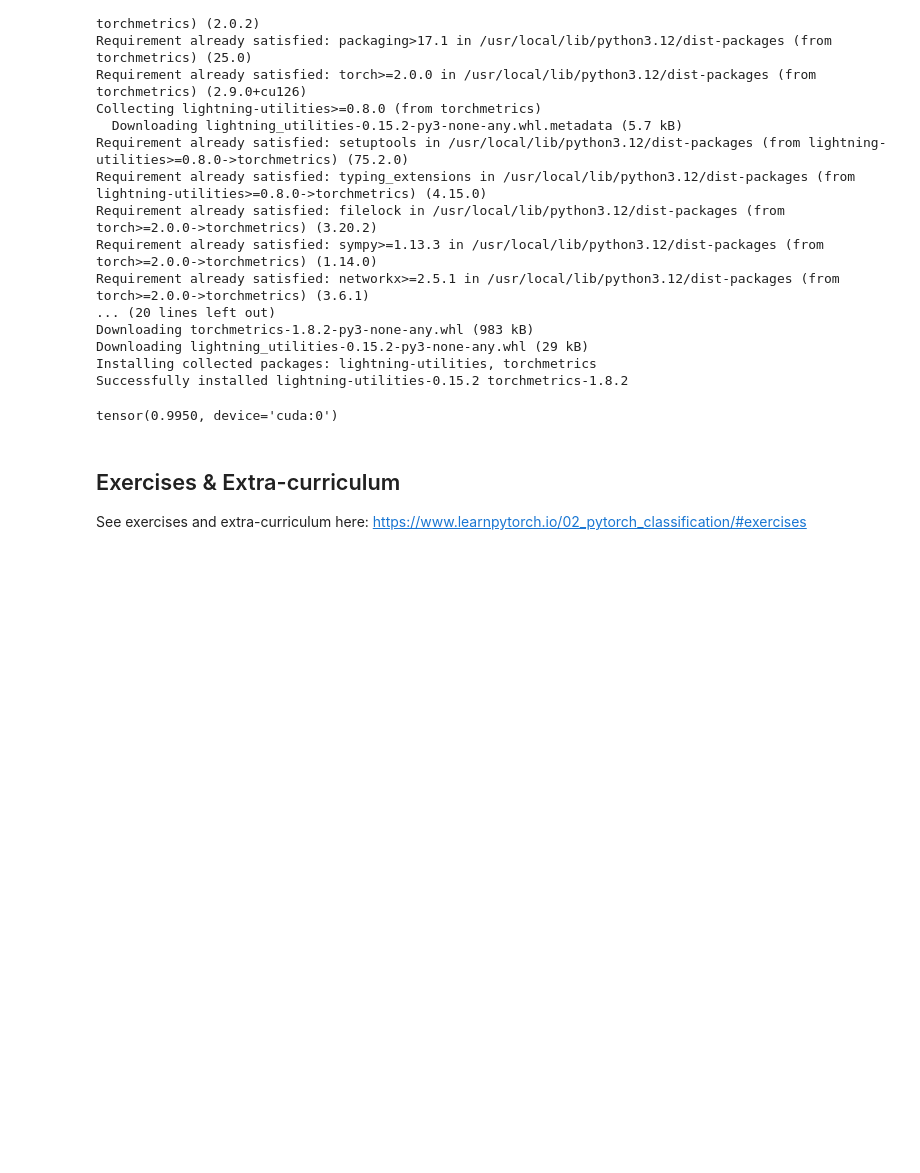
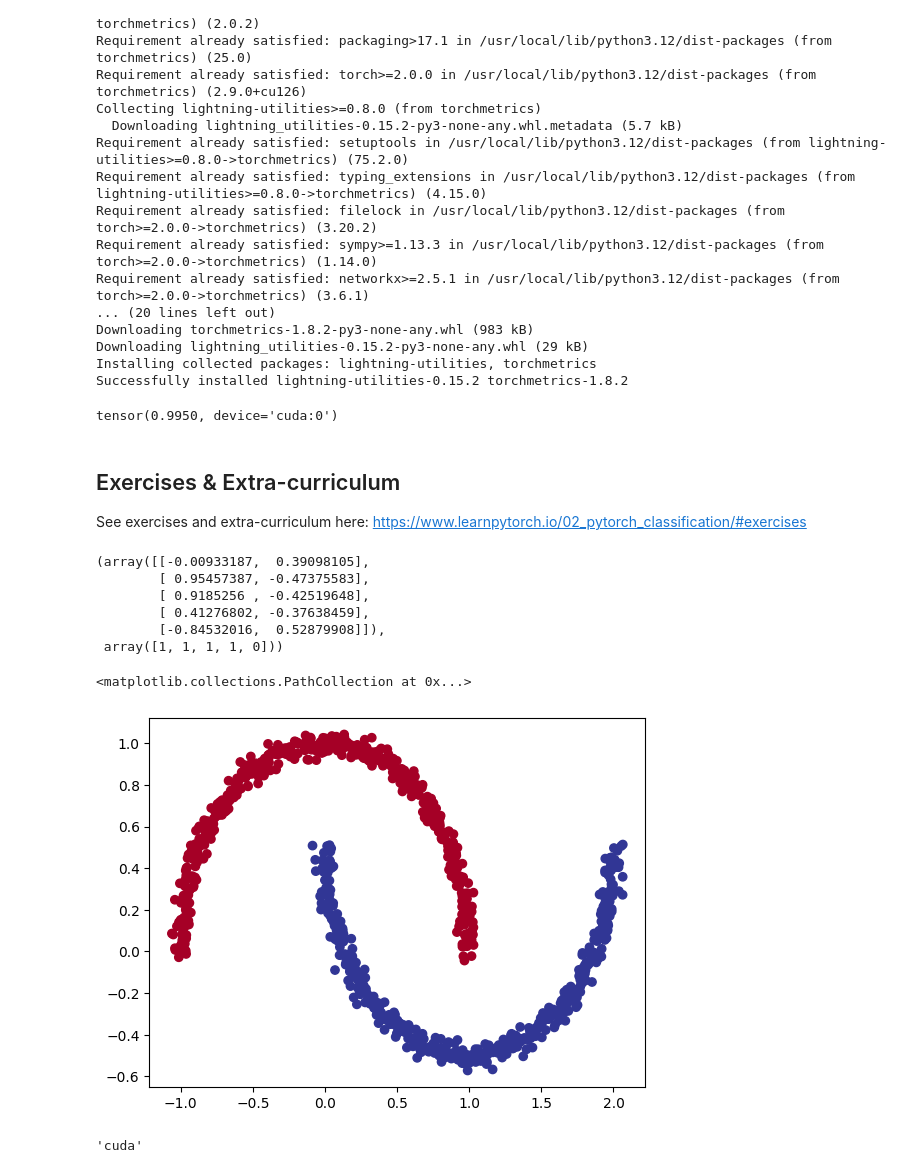
Before and after one commit to FusRaDa/PyTorch-Guide, a Jupyter notebook: 02.ipynb, the cells around one changed output. Drawn from its saved outputs; the diff is of its cells as text; code cells hidden in the pictures; blank space fills up the shorter version.

```diff
--- a/02.ipynb
+++ b/02.ipynb
@@ -1259,3 +1259,30 @@ tensor(0.9950, device='cuda:0')
 # %% [markdown]
 ## Exercises & Extra-curriculum
 See exercises and extra-curriculum here: https://www.learnpytorch.io/02_pytorch_classification/#exercises
+# %%
+import sklearn
+from sklearn.datasets import make_moons
+
+# Number of samples
+n_samples = 1000
+
+# Create moons
+X, y = make_moons(n_samples, noise=0.03, random_state=42)
+# %%
+# View data
+X[:5], y[:5] # as observed, X has two dimensions and y is just a scalar (array or single dimension tensor - later on)
+# %% [output]
+(array([[-0.00933187,  0.39098105],
+        [ 0.95457387, -0.47375583],
+        [ 0.9185256 , -0.42519648],
+        [ 0.41276802, -0.37638459],
+        [-0.84532016,  0.52879908]]),
+ array([1, 1, 1, 1, 0]))
+# %%
+# Let's visualize the data
+import matplotlib.pyplot as plt
+
+plt.scatter(X[:, 0], X[:, 1], c=y, cmap=plt.cm.RdYlBu)
+# %% [output]
+<matplotlib.collections.PathCollection at 0x...>
+[figure, added]
@@ -1261,0 +1299,6 @@ See exercises and extra-curriculum here: https://www.learnpytorch.io/02_pytorch_
+# %%
+# Create device agnostic code
+device = 'cuda' if torch.cuda.is_available() else 'cpu'
+device
+# %% [output]
+'cuda'
```
Also changed, not shown: parts of 17 cells of this notebook.
